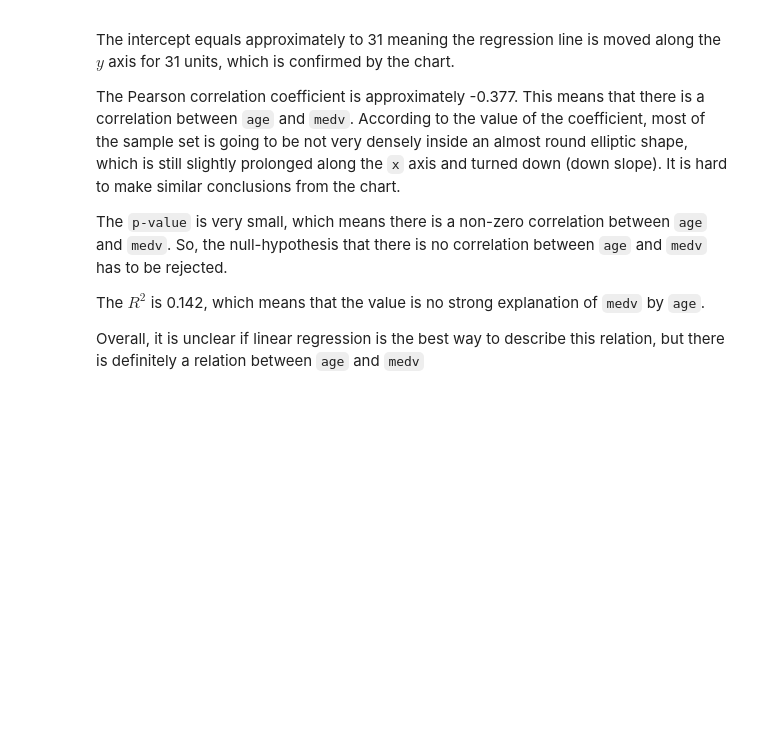
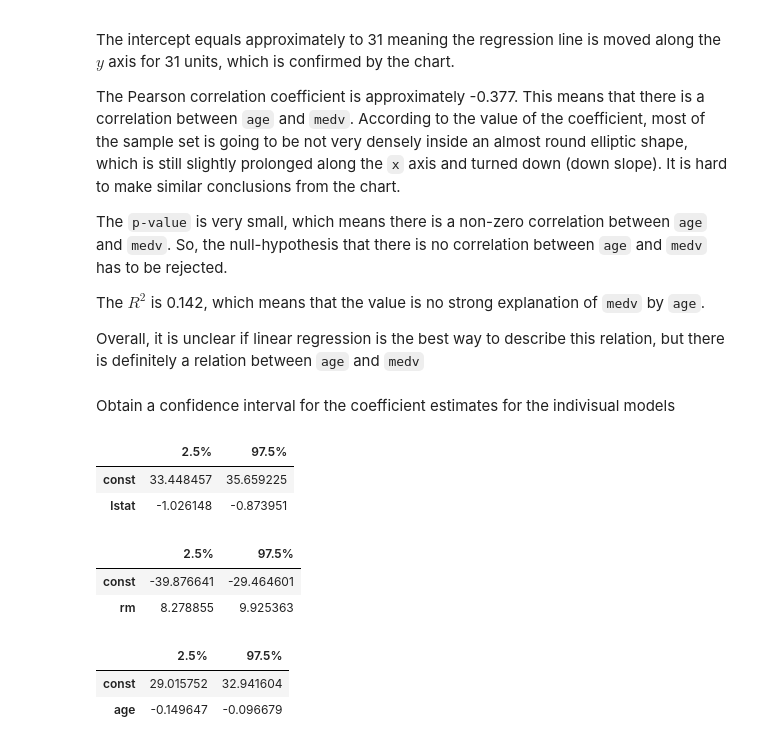
Before and after one commit to shevchenkobn/ml-practice, a Jupyter notebook: a2/a2.ipynb, the cells around one changed output. Saved outputs shown, nothing was run; the diff lists cells and outputs as text; code cells hidden in the pictures; blank space fills up the shorter version.

```diff
--- a/a2/a2.ipynb
+++ b/a2/a2.ipynb
@@ -109,11 +109,14 @@ None
 # %% [markdown]
 Plot some predictors (at least two) against the response values. We choose `lstat`, `rm`, and `age`.
 # %%
+default_alpha = .05
+display(Markdown(f'### Significance level: {default_alpha}'))
+
 def fit_lr(x, y):
     X = sm.add_constant(x)
     return sm.OLS(y, X).fit()
 
-def plot(x, y, xlab, ylab, mod_fit=None, alpha=.05):
+def plot(x, y, xlab, ylab, mod_fit=None, alpha=default_alpha):
     fig, ax = plt.subplots(figsize=(8, 6))
     ax.plot(x, y, 'yo')
     if mod_fit:
@@ -137,13 +140,10 @@ def plot_full(x, y, xlab, ylab):
     print(format_pearsonr(scipy.stats.pearsonr(x, y)))
     plot(x, y, xlab, ylab, mod_fit)
     return mod_fit
-
-alpha = .05
-display(Markdown(f'### Significance level: {alpha}'))
 # %% [output]
 ### Significance level: 0.05
 # %%
-plot_full(boston_df['lstat'], boston_df['medv'], 'percent of households with low socioeconomic status', 'median house value')
+lstat_mod_fit = plot_full(boston_df['lstat'], boston_df['medv'], 'percent of households with low socioeconomic status', 'median house value')
 # %% [output]
 R = -0.737662726174015, p < 5.081103394386392e-88
 [interactive output not drawn]
@@ -270,3 +267,26 @@ The `p-value` is very small, which means there is a non-zero correlation between
 The $R^{2}$ is 0.142, which means that the value is no strong explanation of `medv` by `age`.
 
 Overall, it is unclear if linear regression is the best way to describe this relation, but there is definitely a relation between `age` and `medv`
+# %% [markdown]
+Obtain a confidence interval for the coefficient estimates for the indivisual models
+# %%
+def confint(pr_res, alpha=default_alpha):
+    return pr_res.conf_int(alpha).rename(columns={0: f'{alpha * 50}%', 1: f'{100 - alpha * 50}%'})
+# %%
+confint(lstat_mod_fit)
+# %% [output]
+|  | 2.5% | 97.5% |
+| const | 33.448457 | 35.659225 |
+| lstat | -1.026148 | -0.873951 |
+# %%
+confint(rm_mod_fit)
+# %% [output]
+|  | 2.5% | 97.5% |
+| const | -39.876641 | -29.464601 |
+| rm | 8.278855 | 9.925363 |
+# %%
+confint(age_mod_fit)
+# %% [output]
+|  | 2.5% | 97.5% |
+| const | 29.015752 | 32.941604 |
+| age | -0.149647 | -0.096679 |
```
Also changed, not shown: parts of 10 cells of this notebook.
